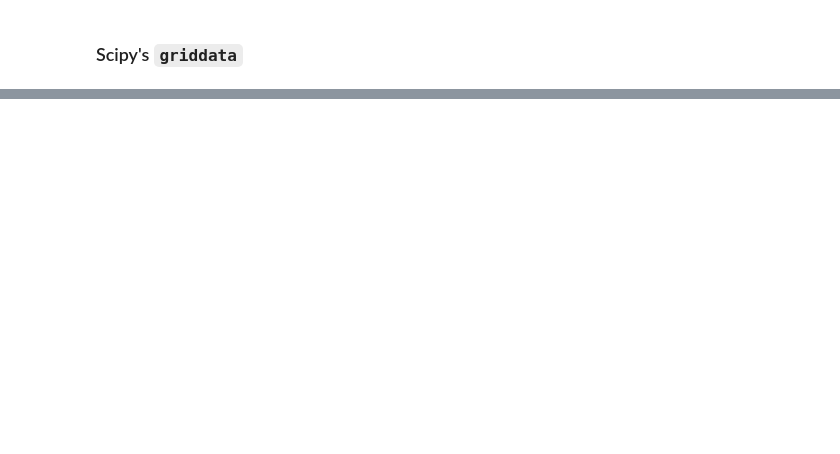
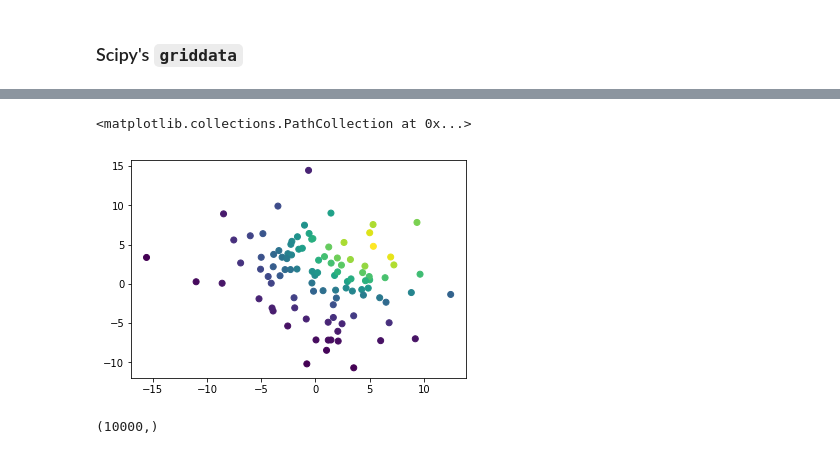
Before and after one commit to bozso/python_course, a Jupyter notebook: notebooks/scipy.ipynb, the cells around one changed output, grey strips where cells are left out. Drawn from its saved outputs; the diff is of its cells as text; code cells hidden in the pictures; blank space fills up the shorter version.

```diff
--- a/notebooks/scipy.ipynb
+++ b/notebooks/scipy.ipynb
@@ -352,0 +428,9 @@ from scipy import interpolate as intp
+# %%
+xr, yr = 5.0 * np.random.randn(100), 5.0 * np.random.randn(100)
+# %%
+val1 = gauss(xr, yr, mean=(6.5, 5.0), sigma=(100.0,50.0))
+# %%
+plt.scatter(xr, yr, c=val1)
+# %% [output]
+<matplotlib.collections.PathCollection at 0x...>
+[figure, added]
@@ -352,0 +447,4 @@ from scipy import interpolate as intp
+# %%
+interp.shape
+# %% [output]
+(10000,)
```
Also changed, not shown: parts of 22 cells of this notebook, 2 other files.
